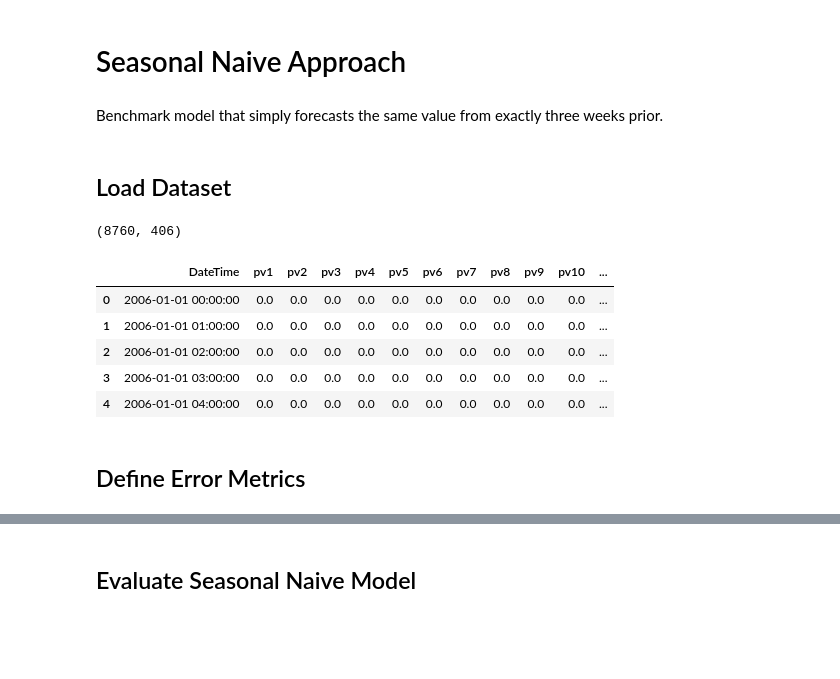
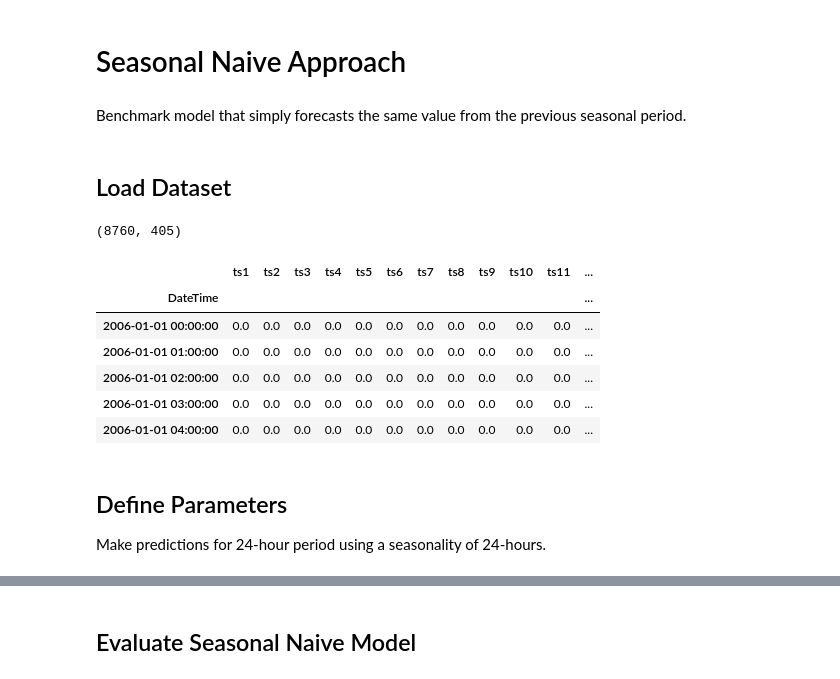
Before and after one commit to AidanCooper/forecasting, a Jupyter notebook: Naive/california-solar-power.ipynb, the cells around one changed output, grey strips where cells are left out. Cells and saved outputs as stored; diff of their text form; code cells hidden in the pictures; blank space fills up the shorter version.

Commit message:
Create Naive Approach Models
Create models and forecasts for naive approach

```diff
--- a/Naive/california-solar-power.ipynb
+++ b/Naive/california-solar-power.ipynb
@@ -1,7 +1,7 @@
 # %% [markdown]
 # Seasonal Naive Approach
 # %% [markdown]
-Benchmark model that simply forecasts the same value from exactly three weeks prior.
+Benchmark model that simply forecasts the same value from the previous seasonal period.
 # %%
 %matplotlib inline
 import matplotlib
@@ -14,18 +14,15 @@ pd.options.display.max_columns = 999
 # %% [markdown]
 ## Load Dataset
 # %%
-csp = pd.read_csv('../datasets/california-solar-power.csv', parse_dates=[0])
-csp.set_index('LocalTime', inplace=True)
-csp = csp.resample('H').mean()
-csp.reset_index(inplace=True)
-csp.rename({'LocalTime':'DateTime'}, axis=1, inplace=True)
-print(csp.shape)
-csp.head()
+df = pd.read_csv('../datasets/california-solar-power.csv', parse_dates=[0], index_col='DateTime')
+print(df.shape)
+df.head()
 # %% [output]
-(8760, 406)
+(8760, 405)
-|  | DateTime | pv1 | pv2 | pv3 | pv4 | pv5 | pv6 | pv7 | pv8 | pv9 | pv10 | ... |
-| 0 | 2006-01-01 00:00:00 | 0.0 | 0.0 | 0.0 | 0.0 | 0.0 | 0.0 | 0.0 | 0.0 | 0.0 | 0.0 | ... |
-| 1 | 2006-01-01 01:00:00 | 0.0 | 0.0 | 0.0 | 0.0 | 0.0 | 0.0 | 0.0 | 0.0 | 0.0 | 0.0 | ... |
-| 2 | 2006-01-01 02:00:00 | 0.0 | 0.0 | 0.0 | 0.0 | 0.0 | 0.0 | 0.0 | 0.0 | 0.0 | 0.0 | ... |
-| 3 | 2006-01-01 03:00:00 | 0.0 | 0.0 | 0.0 | 0.0 | 0.0 | 0.0 | 0.0 | 0.0 | 0.0 | 0.0 | ... |
-| 4 | 2006-01-01 04:00:00 | 0.0 | 0.0 | 0.0 | 0.0 | 0.0 | 0.0 | 0.0 | 0.0 | 0.0 | 0.0 | ... |
+|  | ts1 | ts2 | ts3 | ts4 | ts5 | ts6 | ts7 | ts8 | ts9 | ts10 | ts11 | ... |
+| DateTime |  |  |  |  |  |  |  |  |  |  |  | ... |
+| 2006-01-01 00:00:00 | 0.0 | 0.0 | 0.0 | 0.0 | 0.0 | 0.0 | 0.0 | 0.0 | 0.0 | 0.0 | 0.0 | ... |
+| 2006-01-01 01:00:00 | 0.0 | 0.0 | 0.0 | 0.0 | 0.0 | 0.0 | 0.0 | 0.0 | 0.0 | 0.0 | 0.0 | ... |
+| 2006-01-01 02:00:00 | 0.0 | 0.0 | 0.0 | 0.0 | 0.0 | 0.0 | 0.0 | 0.0 | 0.0 | 0.0 | 0.0 | ... |
+| 2006-01-01 03:00:00 | 0.0 | 0.0 | 0.0 | 0.0 | 0.0 | 0.0 | 0.0 | 0.0 | 0.0 | 0.0 | 0.0 | ... |
+| 2006-01-01 04:00:00 | 0.0 | 0.0 | 0.0 | 0.0 | 0.0 | 0.0 | 0.0 | 0.0 | 0.0 | 0.0 | 0.0 | ... |
@@ -35,2 +28,0 @@ three_weeks = 24*7*3
-# %% [markdown]
-## Define Error Metrics
@@ -50,0 +29,4 @@ def calc_sMASE(training_series, testing_series, prediction_series, seasonality=2
+# %% [markdown]
+## Define Parameters
+
+Make predictions for 24-hour period using a seasonality of 24-hours.
```
Also changed, not shown: parts of 18 cells of this notebook, 6 other files.
